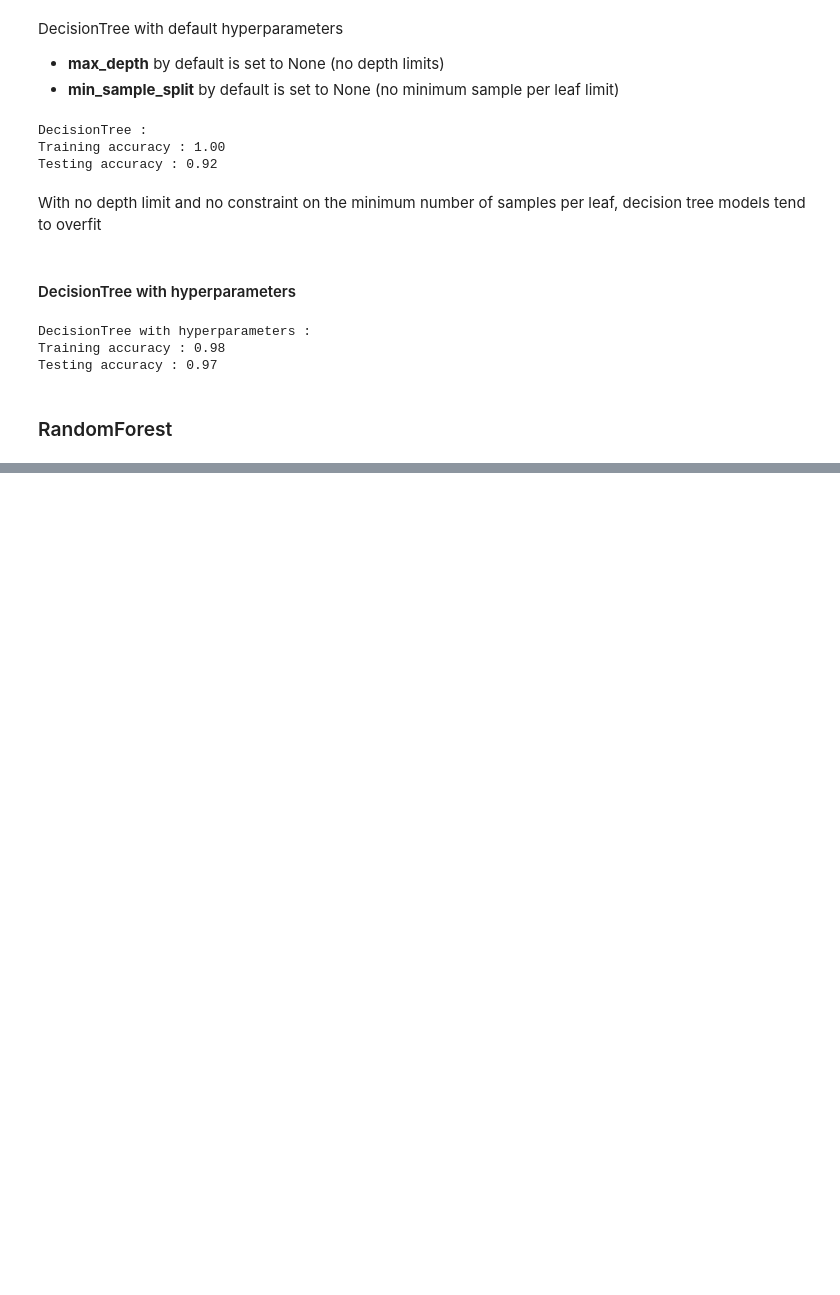
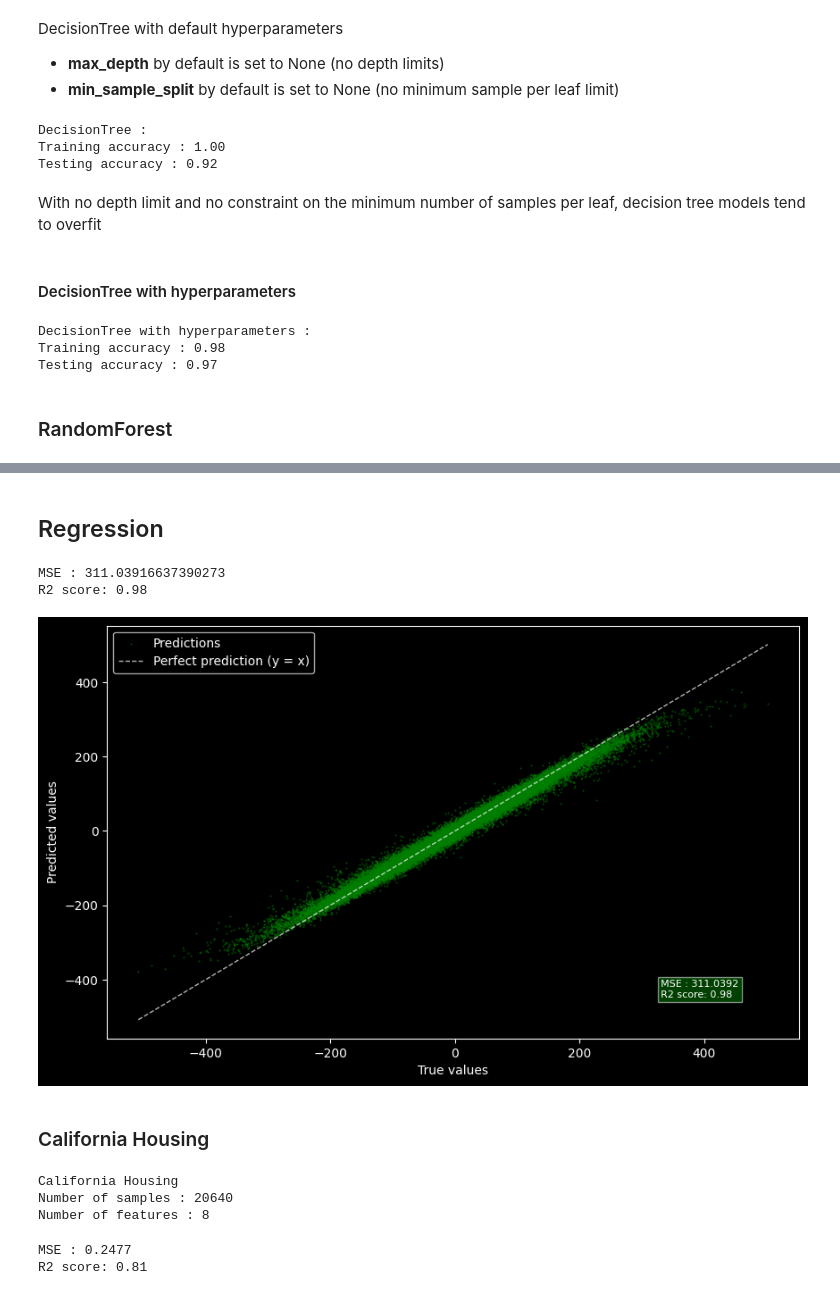
Before and after one commit to fantinsib/arboria, a Jupyter notebook: docs/arboria_demo.ipynb, the cells around one changed output, grey strips where cells are left out. Cells and saved outputs as stored; diff of their text form; code cells hidden in the pictures; blank space fills up the shorter version.

Commit message:
Update demo with regression examples

```diff
--- a/docs/arboria_demo.ipynb
+++ b/docs/arboria_demo.ipynb
@@ -107,0 +113,2 @@ Predicted class for the first test sample : 0.16
+# %% [markdown]
+## Regression
@@ -107,0 +121,74 @@ Predicted class for the first test sample : 0.16
+# %%
+X, y = make_regression(n_samples=100_000,
+                       n_features=10,
+                       n_informative=5,
+                       noise = 10,
+                       random_state=1)
+x_train, x_test, y_train, y_test= train_test_split(X,y)
+# %%
+tree = RandomForestRegressor(
+    n_estimators=200,
+    max_depth=15,
+    n_jobs=-1,
+    seed=1
+    )
+tree.fit(x_train, y_train)
+y_pred = tree.predict(x_test)
+print(f"MSE : {mean_squared_error(y_test, y_pred)}")
+print(f"R2 score: {r2_score(y_test, y_pred):.2f}")
+# %% [output]
+MSE : 311.03916637390273
+R2 score: 0.98
+# %%
+%matplotlib inline
+plt.style.use('dark_background')
+
+plt.figure(figsize=(10, 6))
+plt.scatter(y_test,y_pred,s=0.5, marker = "o", color= "green", label="Predictions", alpha=0.4)
+min_val = min(np.min(y_test), np.min(y_pred))
+max_val = max(np.max(y_test), np.max(y_pred))
+
+x = np.linspace(min_val, max_val, 200)
+plt.plot(x, x, "--",  color="white", linewidth=1, label="Perfect prediction (y = x)", alpha= 0.7)
+
+plt.xlabel("True values")
+plt.ylabel("Predicted values")
+plt.legend()
+text = (f"MSE : {mean_squared_error(y_test, y_pred):.4f}\n"
+        f"R2 score: {r2_score(y_test, y_pred):.2f}")
+plt.text(
+    0.80, 0.1, text,
+    transform=plt.gca().transAxes,
+    fontsize=8,
+    bbox=dict(boxstyle="square", facecolor="green", alpha=0.5)
+)
+plt.show()
+# %% [output]
+[figure, added]
+# %% [markdown]
+### California Housing
+# %%
+X, y = fetch_california_housing(return_X_y=True)
+x_train, x_test, y_train, y_test= train_test_split(X,y, train_size=0.7, random_state=1)
+
+print("California Housing")
+print(f"Number of samples : {len(X)}")
+print(f"Number of features : {len(X[0])}")
+# %% [output]
+California Housing
+Number of samples : 20640
+Number of features : 8
+# %%
+rf = RandomForestRegressor(n_estimators=400,
+                           max_depth=20,
+                           min_sample_split=10,
+                           max_features="sqrt",
+                           seed = 1,
+                           n_jobs=-1)
+rf.fit(x_train, y_train)
+y_pred = rf.predict(x_test)
+print(f"MSE : {mean_squared_error(y_test, y_pred):.4f}")
+print(f"R2 score: {r2_score(y_test, y_pred):.2f}")
+# %% [output]
+MSE : 0.2477
+R2 score: 0.81
```
Also changed, not shown: parts of 10 cells of this notebook, 7 other files.
